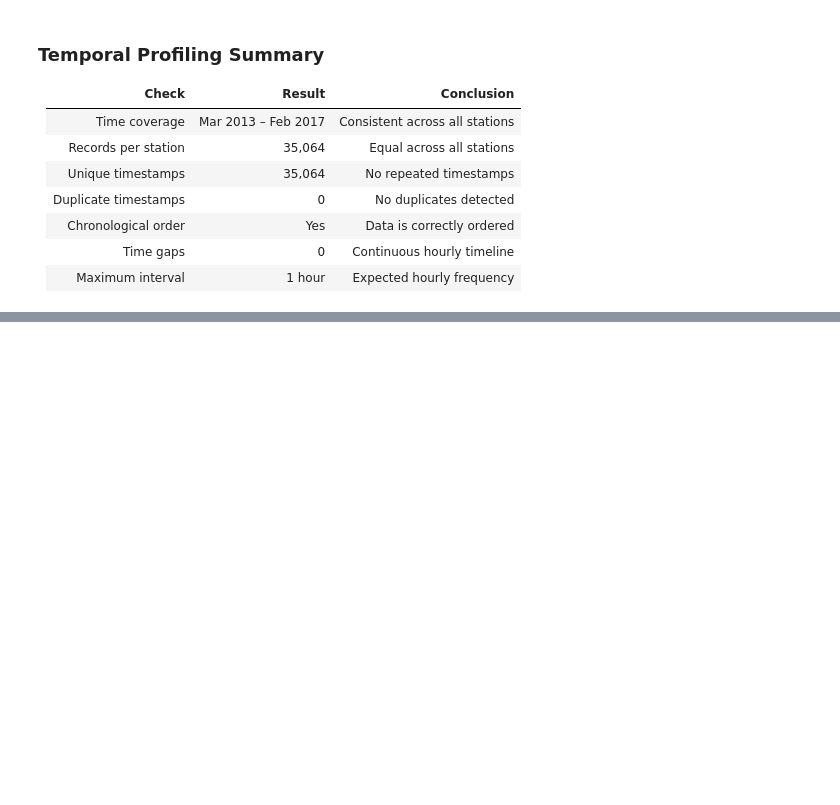
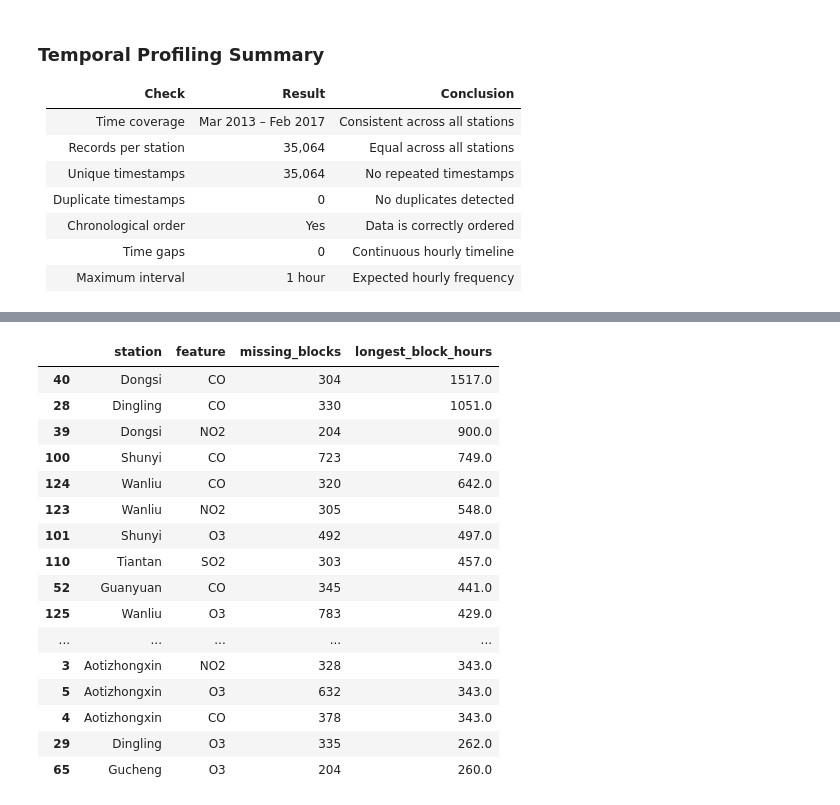
Before and after one commit to saraalwadia/airshift, a Jupyter notebook: notebooks/01_data_understanding.ipynb, the cells around one changed output, grey strips where cells are left out. Cells and saved outputs as stored; diff of their text form; code cells hidden in the pictures; blank space fills up the shorter version.

```diff
--- a/notebooks/01_data_understanding.ipynb
+++ b/notebooks/01_data_understanding.ipynb
@@ -400,0 +459,63 @@ gap_df
+# %%
+missing_runs = []
+
+for file in files:
+    df = pd.read_csv(file)
+
+    df["datetime"] = pd.to_datetime(
+        df[["year", "month", "day", "hour"]]
+    )
+
+    for column in df.columns:
+        if column in ["No", "year", "month", "day", "hour", "station", "datetime"]:
+            continue
+
+        missing = df[column].isna()
+
+        if missing.any():
+            groups = (missing != missing.shift()).cumsum()
+
+            runs = (
+                df[missing]
+                .groupby(groups[missing])
+                .agg(
+                    start=("datetime", "min"),
+                    end=("datetime", "max")
+                )
+            )
+
+            runs["duration_hours"] = (
+                runs["end"] - runs["start"]
+            ).dt.total_seconds() / 3600 + 1
+
+            missing_runs.append({
+                "station": df["station"].iloc[0],
+                "feature": column,
+                "missing_blocks": len(runs),
+                "longest_block_hours": runs["duration_hours"].max()
+            })
+
+missing_runs_df = pd.DataFrame(missing_runs)
+
+missing_runs_df.sort_values(
+    by="longest_block_hours",
+    ascending=False
+).head(20)
+# %% [output]
+|  | station | feature | missing_blocks | longest_block_hours |
+| 40 | Dongsi | CO | 304 | 1517.0 |
+| 28 | Dingling | CO | 330 | 1051.0 |
+| 39 | Dongsi | NO2 | 204 | 900.0 |
+| 100 | Shunyi | CO | 723 | 749.0 |
+| 124 | Wanliu | CO | 320 | 642.0 |
+| 123 | Wanliu | NO2 | 305 | 548.0 |
+| 101 | Shunyi | O3 | 492 | 497.0 |
+| 110 | Tiantan | SO2 | 303 | 457.0 |
+| 52 | Guanyuan | CO | 345 | 441.0 |
+| 125 | Wanliu | O3 | 783 | 429.0 |
+| ... | ... | ... | ... | ... |
+| 3 | Aotizhongxin | NO2 | 328 | 343.0 |
+| 5 | Aotizhongxin | O3 | 632 | 343.0 |
+| 4 | Aotizhongxin | CO | 378 | 343.0 |
+| 29 | Dingling | O3 | 335 | 262.0 |
+| 65 | Gucheng | O3 | 204 | 260.0 |
```
Also changed, not shown: parts of 5 cells of this notebook.
